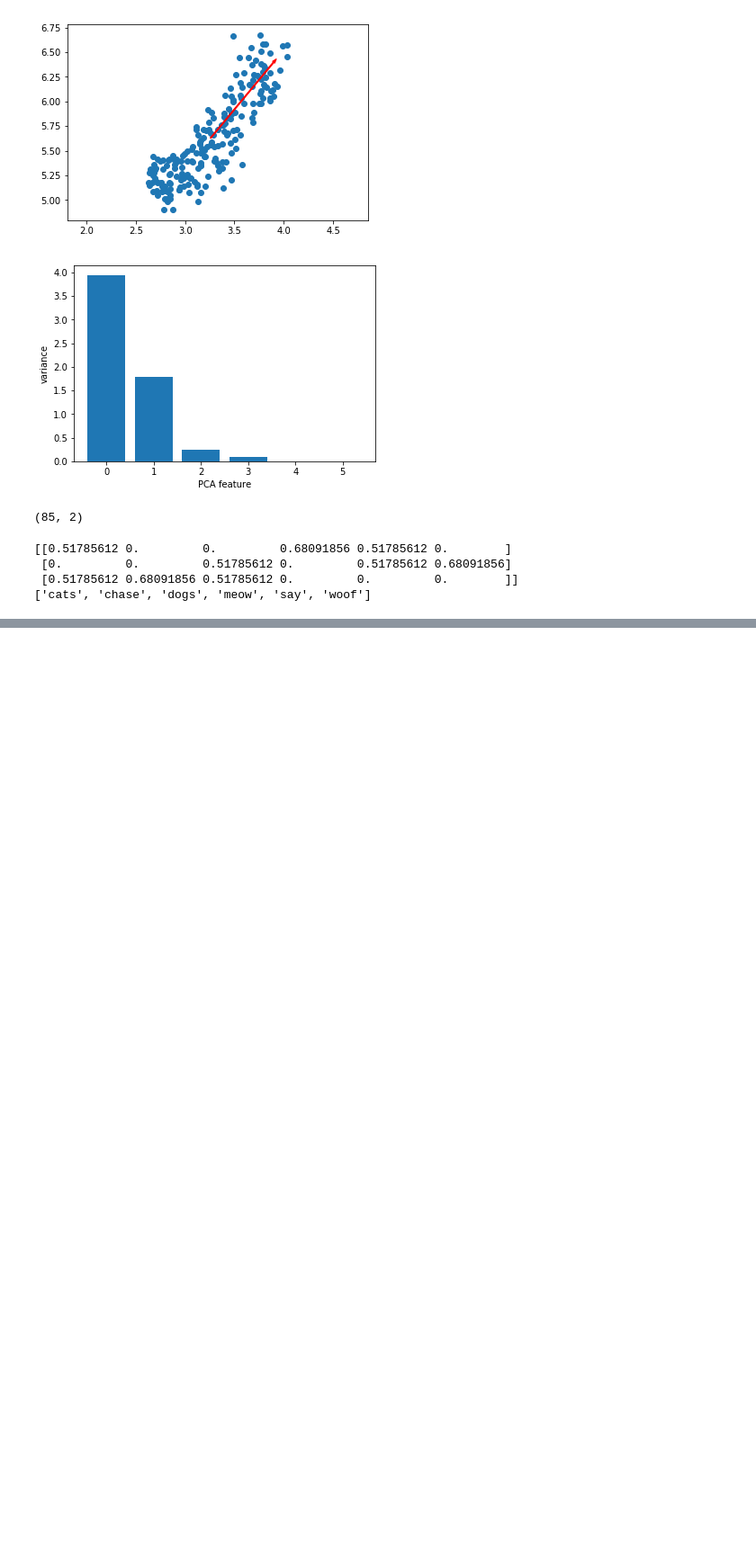
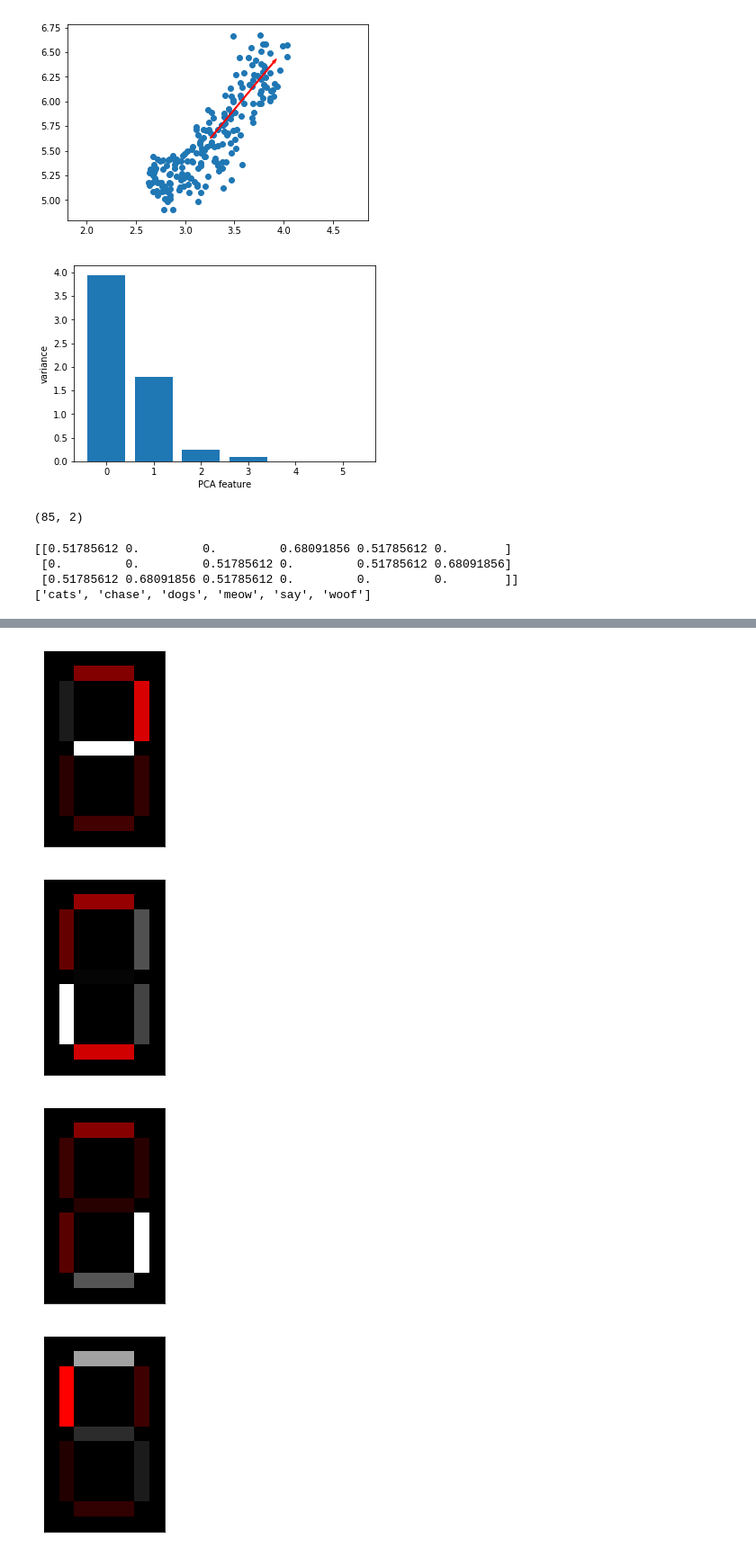
Before and after one commit to saurabhsharma0404/PCA, a Jupyter notebook: PCA.ipynb, the cells around one changed output, grey strips where cells are left out. Shown: that part at 90% size. Saved outputs shown, nothing was run; the diff lists cells and outputs as text; code cells hidden in the pictures; blank space fills up the shorter version.

```diff
--- a/PCA.ipynb
+++ b/PCA.ipynb
@@ -213,0 +361,23 @@ print(df.sort_values('label'))
+# %%
+# Create a PCA instance: model
+model = PCA(n_components=7)
+
+# Apply fit_transform to samples: features
+features = model.fit_transform(samples)
+
+# Call show_as_image on each component
+for component in model.components_:
+    bitmap = component.reshape((13, 8))  # make a square array
+    bitmap /= np.abs(component).max()  # normalise
+    bitmap = bitmap[:,:,np.newaxis]
+    rgb_layers = [np.abs(bitmap)] + [bitmap.clip(0)] * 2
+    rgb_bitmap = np.concatenate(rgb_layers, axis=-1)
+    plt.imshow(rgb_bitmap, interpolation='nearest')
+    plt.xticks([])
+    plt.yticks([])
+    plt.show()
+# %% [output]
+[figure, added]
+[figure, added]
+[figure, added]
+[figure, added]
```
Also changed, not shown: parts of 10 cells of this notebook.
